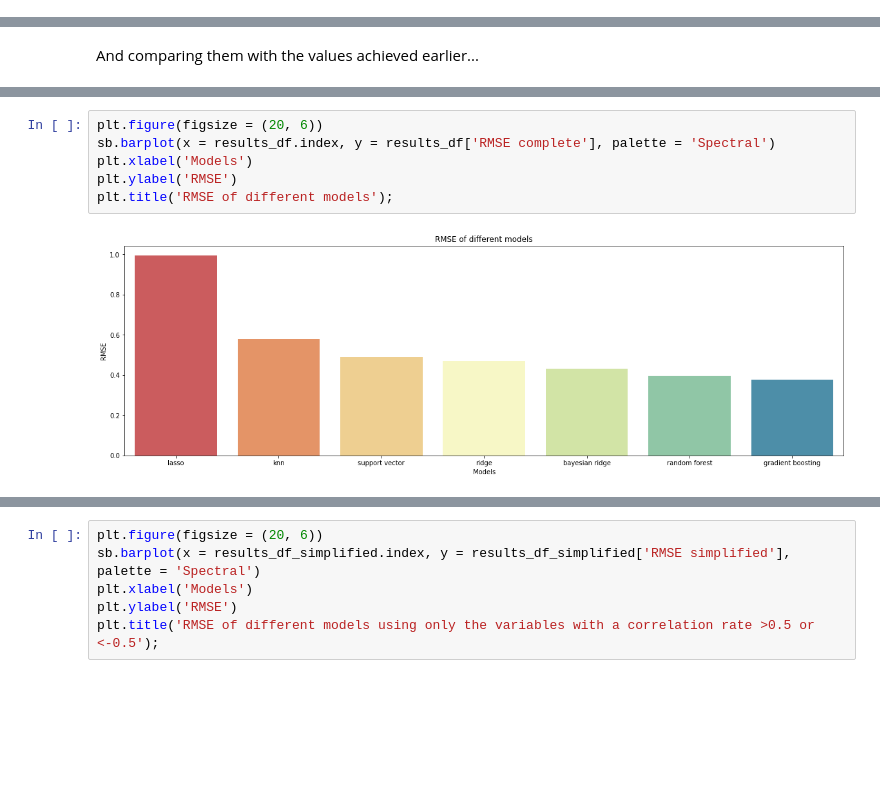
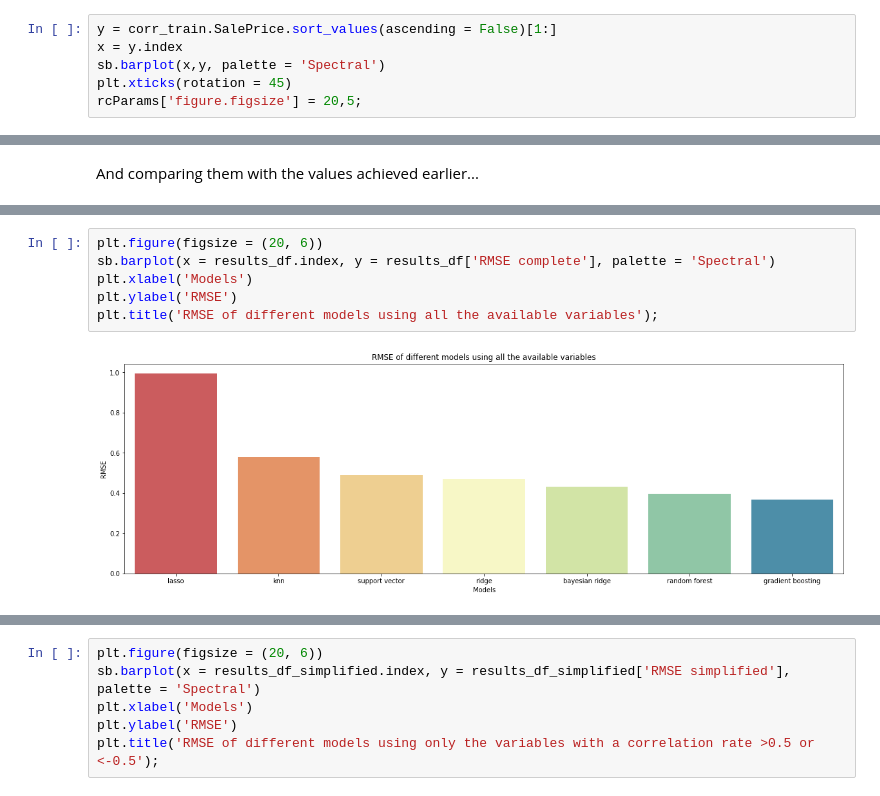
Before and after one commit to GonzaloGomezMillan/House-Prices-Prediction, a Jupyter notebook: HousePrices_Capstone-Simplified.ipynb, the cells around one changed output, grey strips where cells are left out. Drawn from its saved outputs; the diff is of its cells as text; blank space fills up the shorter version.

```diff
--- a/HousePrices_Capstone-Simplified.ipynb
+++ b/HousePrices_Capstone-Simplified.ipynb
@@ -324,0 +348,6 @@ There are 19 variables with NaN values in the train set, so it is necessary to c
+# %%
+y = corr_train.SalePrice.sort_values(ascending = False)[1:]
+x = y.index
+sb.barplot(x,y, palette = 'Spectral')
+plt.xticks(rotation = 45)
+rcParams['figure.figsize'] = 20,5;
@@ -1026,11 +1120,11 @@ results_df.T
 # %%
 plt.figure(figsize = (20, 6))
 sb.barplot(x = results_df.index, y = results_df['RMSE complete'], palette = 'Spectral')
 plt.xlabel('Models')
 plt.ylabel('RMSE')
-plt.title('RMSE of different models');
+plt.title('RMSE of different models using all the available variables');
 # %% [output]
-[figure, old version]
+[figure, new version]
 # %%
 results_df_simplified = pd.DataFrame(results_2, index = range(0,1)).T.rename(columns = {0: 'RMSE simplified'}).sort_values('RMSE simplified', ascending = False)
 results_df_simplified.T
```
Also changed, not shown: parts of 33 cells of this notebook.
